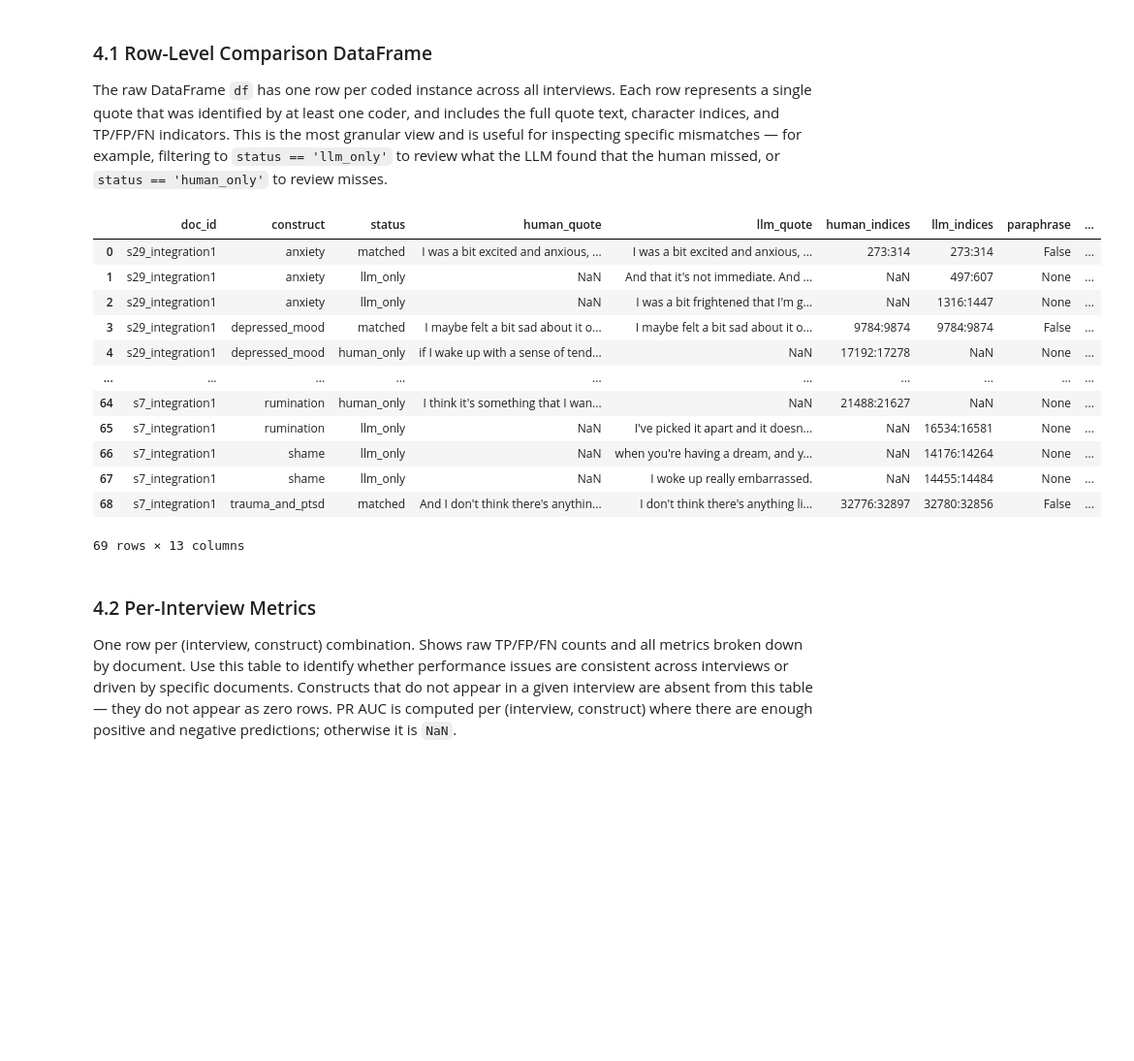
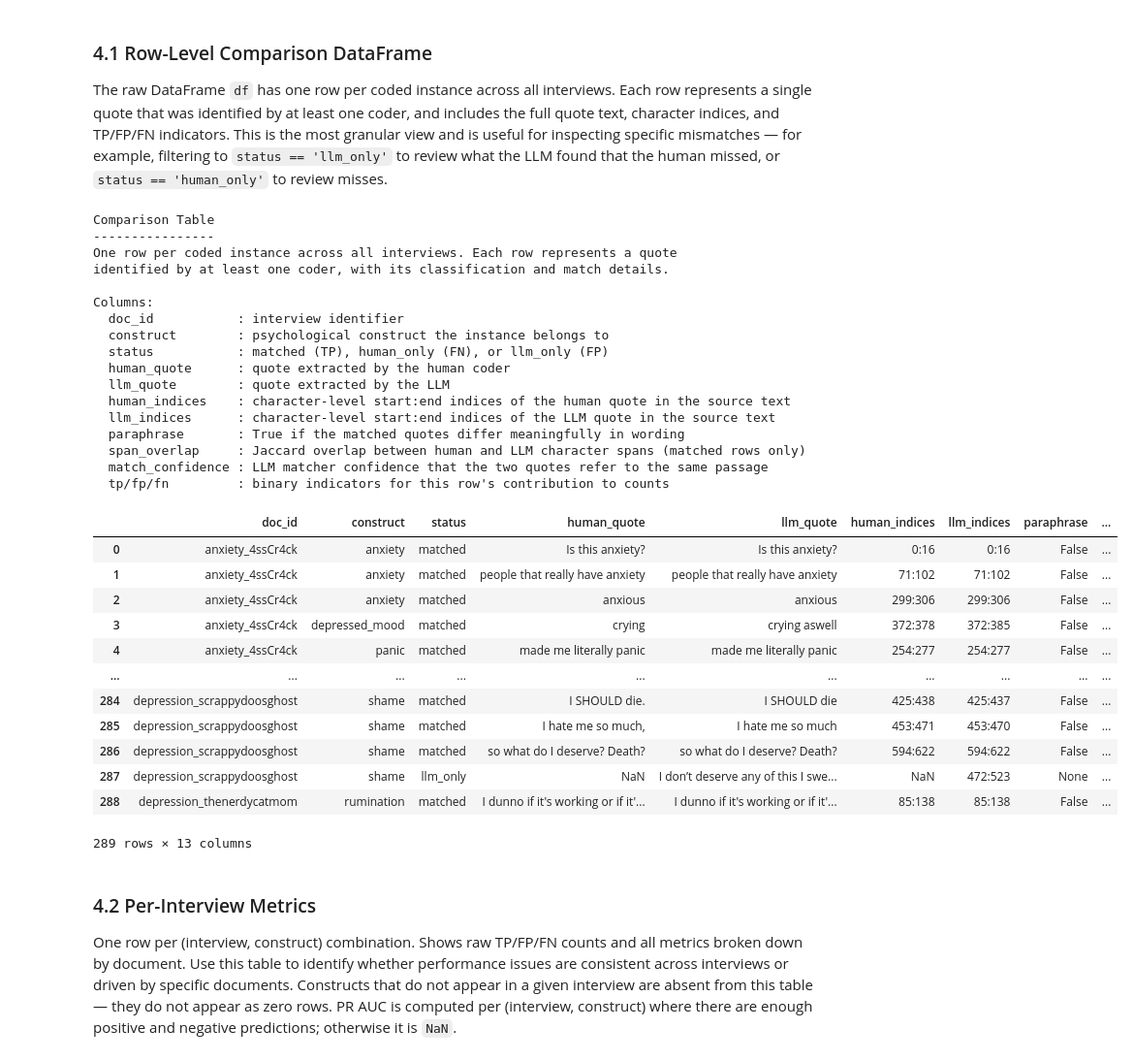
Before and after one commit to childmindresearch/llm_tracker, a Jupyter notebook: tutorial_v2.ipynb, the cells around one changed output. Shown at 97% size. Drawn from its saved outputs; the diff is of its cells as text; code cells hidden in the pictures; blank space fills up the shorter version.

```diff
--- a/tutorial_v2.ipynb
+++ b/tutorial_v2.ipynb
@@ -161,10 +263,10 @@ You can optionally use a different model for the matching step than for coding
 # %%
 # Update these paths to point to the codings/ subdirectories of your runs
 # If this notebook is run multiple times, remember to update these paths.
-llm_encoding_dir   = "/Users/freymon.perez/Projects/GitHub/pychometrics/LLM_coding_2026-04-07_031903/encodings"
-human_encoding_dir = "/Users/freymon.perez/Projects/GitHub/pychometrics/human_coding_2026-04-07_032120/encodings"
+llm_encoding_dir   = ""
+human_encoding_dir = ""
 #change the match model if you want different models for encoding and comparison.
-comparator = PychometricsComparator(
+comparator = PychoMetricsComparer(
     api_key=api_key,
     match_model=llm_model,
 )
@@ -207,21 +308,39 @@ per_interview, concatenated, weighted_summary = compute_summary_tables(df)
 The raw DataFrame `df` has one row per coded instance across all interviews. Each row represents a single quote that was identified by at least one coder, and includes the full quote text, character indices, and TP/FP/FN indicators. This is the most granular view and is useful for inspecting specific mismatches — for example, filtering to `status == 'llm_only'` to review what the LLM found that the human missed, or `status == 'human_only'` to review misses.
 # %%
 # Row-level view: every matched/human_only/llm_only instance across all interviews
-df
+comparison_table = format_comparison_table(comparison_results)
+comparison_table
 # %% [output]
+Comparison Table
+----------------
+One row per coded instance across all interviews. Each row represents a quote
+identified by at least one coder, with its classification and match details.
+
+Columns:
+  doc_id           : interview identifier
+  construct        : psychological construct the instance belongs to
+  status           : matched (TP), human_only (FN), or llm_only (FP)
+  human_quote      : quote extracted by the human coder
+  llm_quote        : quote extracted by the LLM
+  human_indices    : character-level start:end indices of the human quote in the source text
+  llm_indices      : character-level start:end indices of the LLM quote in the source text
+  paraphrase       : True if the matched quotes differ meaningfully in wording
+  span_overlap     : Jaccard overlap between human and LLM character spans (matched rows only)
+  match_confidence : LLM matcher confidence that the two quotes refer to the same passage
+  tp/fp/fn         : binary indicators for this row's contribution to counts
 |  | doc_id | construct | status | human_quote | llm_quote | human_indices | llm_indices | paraphrase | ... |
-| 0 | s29_integration1 | anxiety | matched | I was a bit excited and anxious, ... | I was a bit excited and anxious, ... | 273:314 | 273:314 | False | ... |
-| 1 | s29_integration1 | anxiety | llm_only | NaN | And that it's not immediate. And ... | NaN | 497:607 | None | ... |
-| 2 | s29_integration1 | anxiety | llm_only | NaN | I was a bit frightened that I'm g... | NaN | 1316:1447 | None | ... |
-| 3 | s29_integration1 | depressed_mood | matched | I maybe felt a bit sad about it o... | I maybe felt a bit sad about it o... | 9784:9874 | 9784:9874 | False | ... |
-| 4 | s29_integration1 | depressed_mood | human_only | if I wake up with a sense of tend... | NaN | 17192:17278 | NaN | None | ... |
+| 0 | anxiety_4ssCr4ck | anxiety | matched | Is this anxiety? | Is this anxiety? | 0:16 | 0:16 | False | ... |
+| 1 | anxiety_4ssCr4ck | anxiety | matched | people that really have anxiety | people that really have anxiety | 71:102 | 71:102 | False | ... |
+| 2 | anxiety_4ssCr4ck | anxiety | matched | anxious | anxious | 299:306 | 299:306 | False | ... |
+| 3 | anxiety_4ssCr4ck | depressed_mood | matched | crying | crying aswell | 372:378 | 372:385 | False | ... |
+| 4 | anxiety_4ssCr4ck | panic | matched | made me literally panic | made me literally panic | 254:277 | 254:277 | False | ... |
 | ... | ... | ... | ... | ... | ... | ... | ... | ... | ... |
-| 64 | s7_integration1 | rumination | human_only | I think it's something that I wan... | NaN | 21488:21627 | NaN | None | ... |
-| 65 | s7_integration1 | rumination | llm_only | NaN | I've picked it apart and it doesn... | NaN | 16534:16581 | None | ... |
-| 66 | s7_integration1 | shame | llm_only | NaN | when you're having a dream, and y... | NaN | 14176:14264 | None | ... |
-| 67 | s7_integration1 | shame | llm_only | NaN | I woke up really embarrassed. | NaN | 14455:14484 | None | ... |
-| 68 | s7_integration1 | trauma_and_ptsd | matched | And I don't think there's anythin... | I don't think there's anything li... | 32776:32897 | 32780:32856 | False | ... |
+| 284 | depression_scrappydoosghost | shame | matched | I SHOULD die. | I SHOULD die | 425:438 | 425:437 | False | ... |
+| 285 | depression_scrappydoosghost | shame | matched | I hate me so much, | I hate me so much | 453:471 | 453:470 | False | ... |
+| 286 | depression_scrappydoosghost | shame | matched | so what do I deserve? Death? | so what do I deserve? Death? | 594:622 | 594:622 | False | ... |
+| 287 | depression_scrappydoosghost | shame | llm_only | NaN | I don’t deserve any of this I swe... | NaN | 472:523 | None | ... |
+| 288 | depression_thenerdycatmom | rumination | matched | I dunno if it's working or if it'... | I dunno if it's working or if it'... | 85:138 | 85:138 | False | ... |
-69 rows × 13 columns
+289 rows × 13 columns
 # %% [markdown]
 ### 4.2 Per-Interview Metrics
 
```
Also changed, not shown: parts of 16 cells of this notebook, 2 other files.
